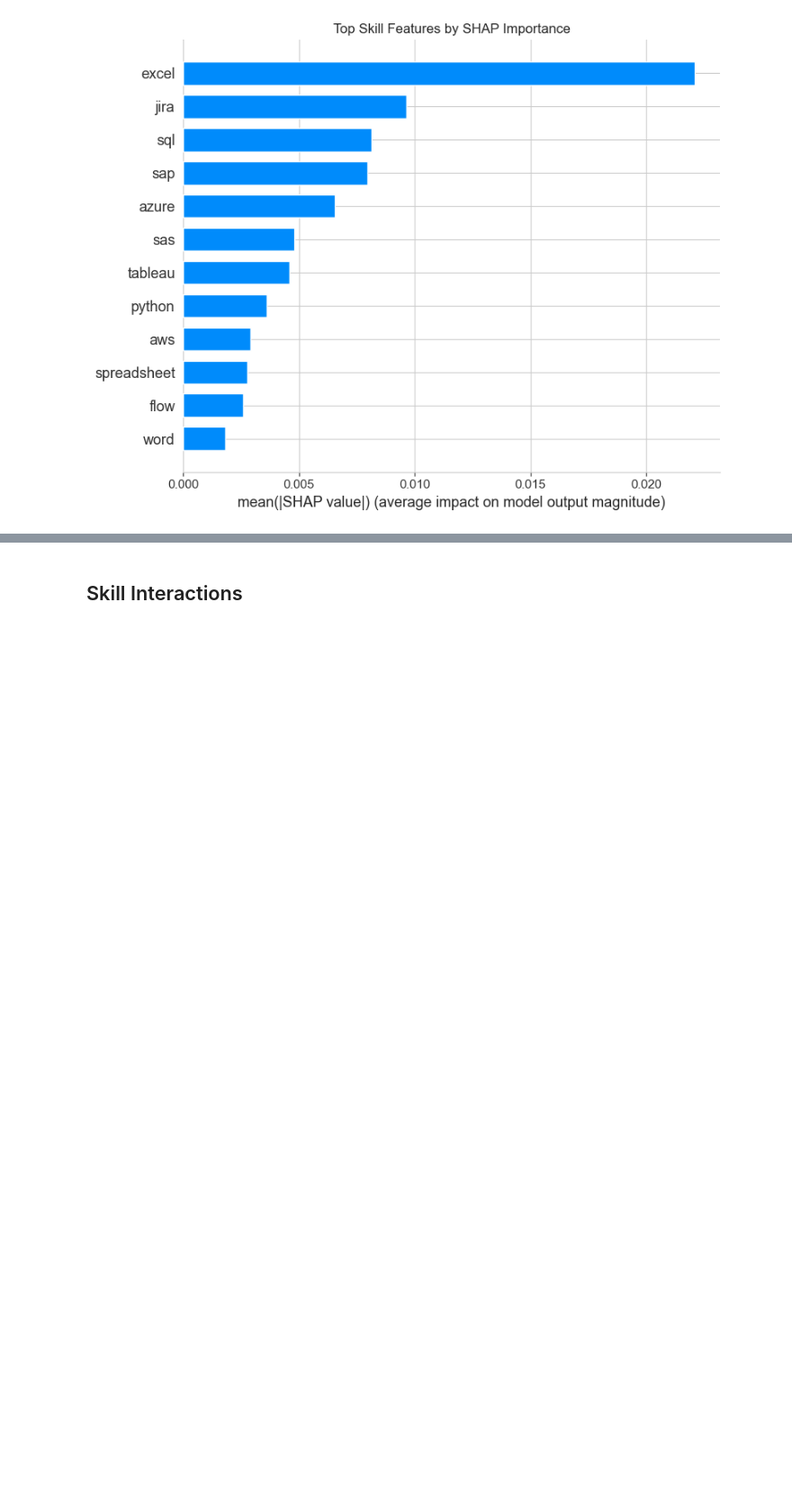
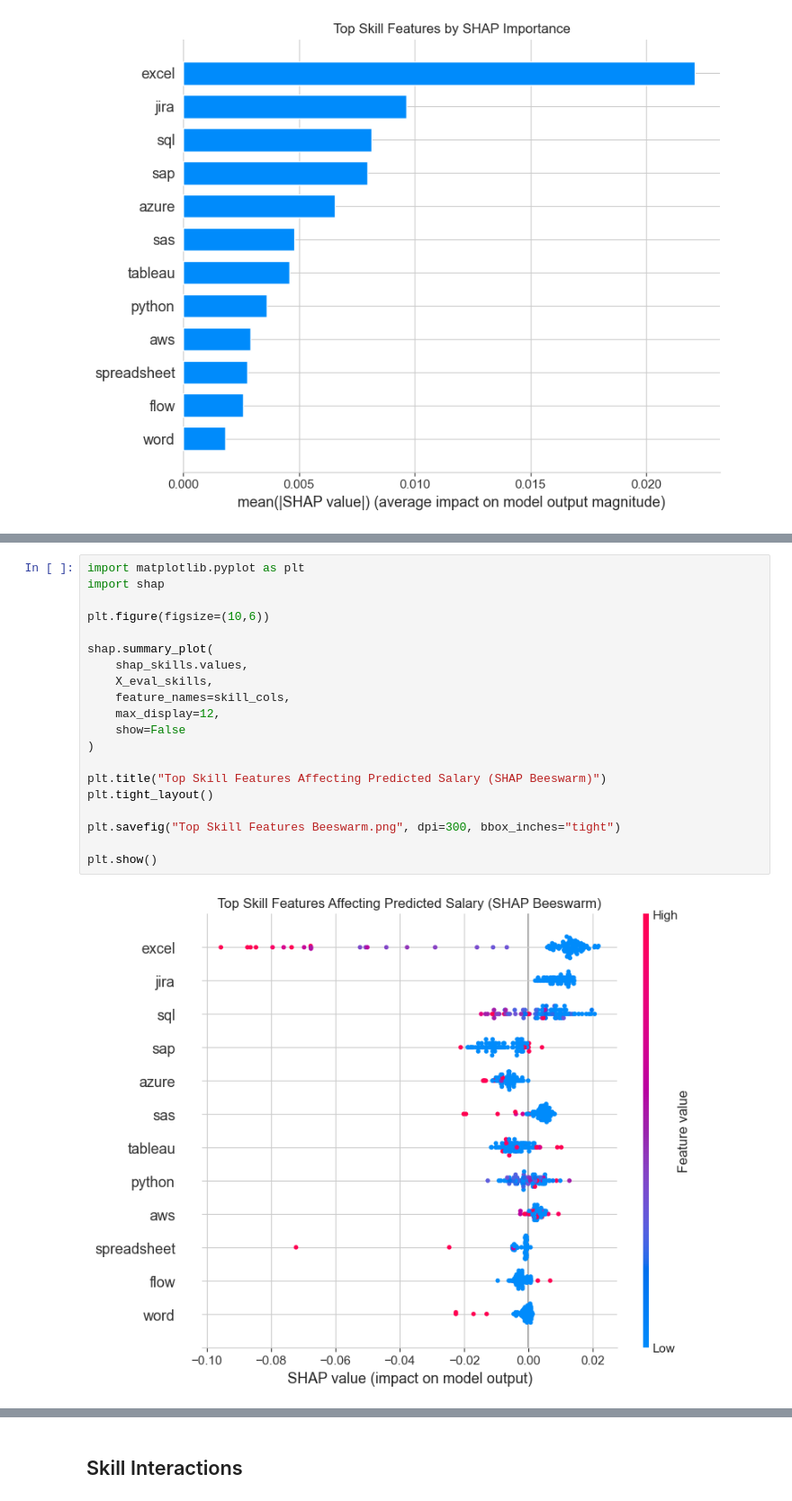
Before and after one commit to miguelcaeg/LT10_MLThesisProject, a Jupyter notebook: model explainability.ipynb, the cells around one changed output, grey strips where cells are left out. Shown at 90% size. Cells and saved outputs as stored; diff of their text form; blank space fills up the shorter version.

```diff
--- a/model explainability.ipynb
+++ b/model explainability.ipynb
@@ -1844,0 +1889,22 @@ Getting the numerical skill impact
+# %%
+import matplotlib.pyplot as plt
+import shap
+
+plt.figure(figsize=(10,6))
+
+shap.summary_plot(
+    shap_skills.values,
+    X_eval_skills,
+    feature_names=skill_cols,
+    max_display=12,
+    show=False
+)
+
+plt.title("Top Skill Features Affecting Predicted Salary (SHAP Beeswarm)")
+plt.tight_layout()
+
+plt.savefig("Top Skill Features Beeswarm.png", dpi=300, bbox_inches="tight")
+
+plt.show()
+# %% [output]
+[figure, added]
```
Also changed, not shown: parts of 6 cells of this notebook.
